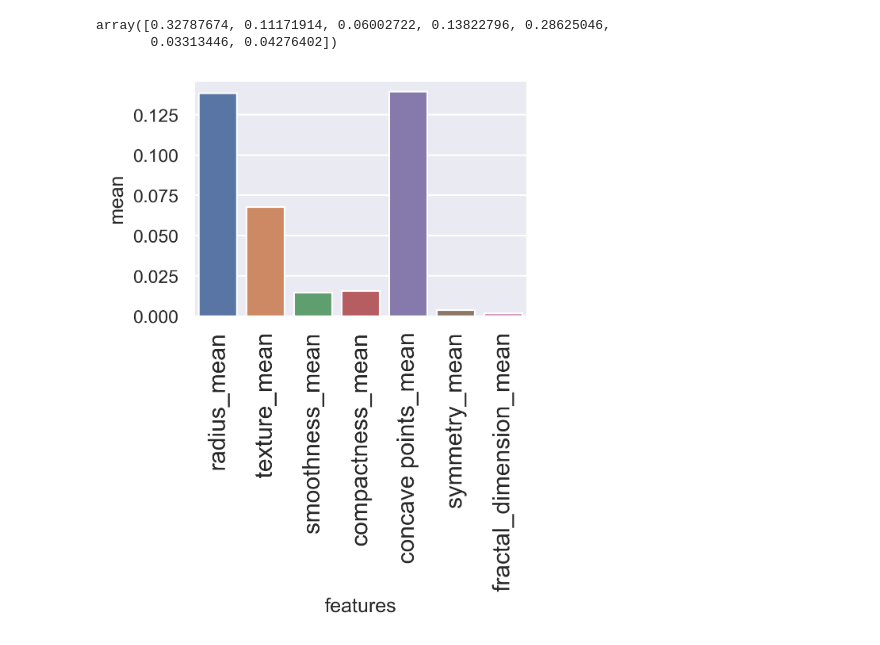
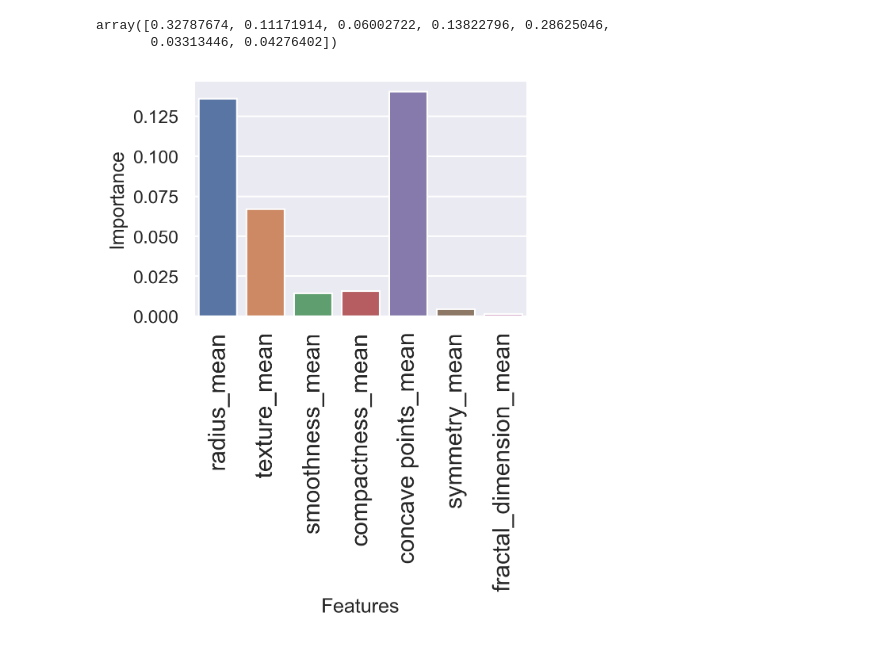
Before and after one commit to StatisticsIsEasy/CaseStudies, a Jupyter notebook: Breast_cancer_dataset/Breast_cancer.ipynb, the cells around one changed output. Drawn from its saved outputs; the diff is of its cells as text; code cells hidden in the pictures.

```diff
--- a/Breast_cancer_dataset/Breast_cancer.ipynb
+++ b/Breast_cancer_dataset/Breast_cancer.ipynb
@@ -575,15 +575,17 @@ feature_imp_df = pd.DataFrame(data=feature_imp_data)
 # %%
 import seaborn as sns
 import matplotlib.pyplot as plt
 
 sns.set(font_scale=1)
 variableplot, axes = plt.subplots(nrows = 1,ncols = 1,
                          figsize = (4,6), dpi=300,
                          facecolor="white"
                         )
+# add error bars - standard error.
 feature_plot = sns.barplot(x='features',y='mean',data=feature_imp_df)
+feature_plot.set(xlabel="Features",ylabel="Importance")
 feature_plot.set_xticklabels(feature_imp_df['features'],rotation=90, fontsize="large")
 variableplot.subplots_adjust(bottom=0.55, left=.2)
 variableplot.savefig("important_variable.png")
 # %% [output]
-[figure, old version]
+[figure, new version]
```
Also changed, not shown: 13 other files.
